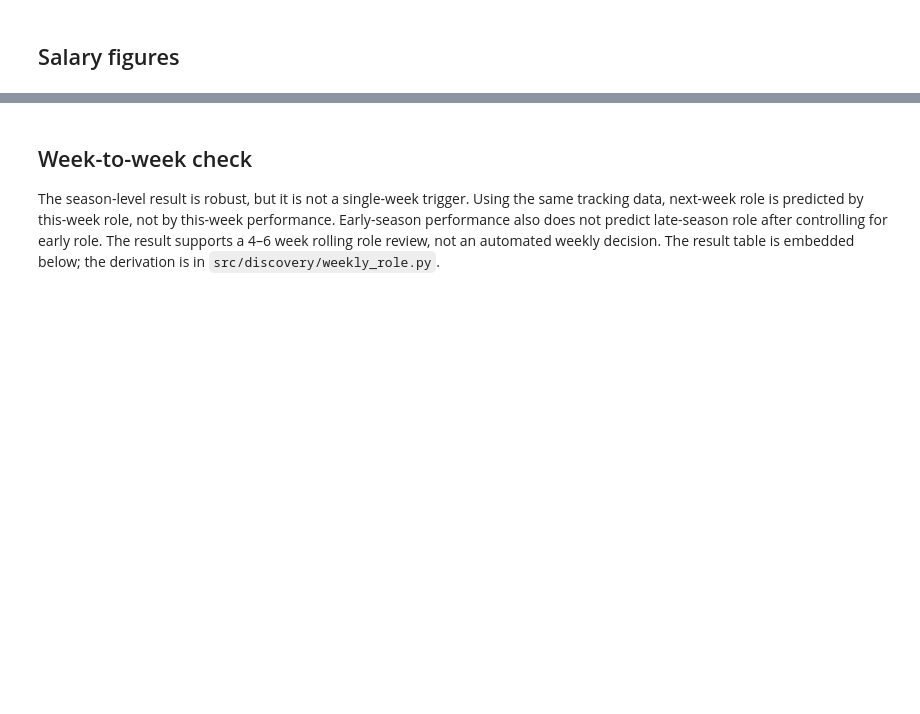
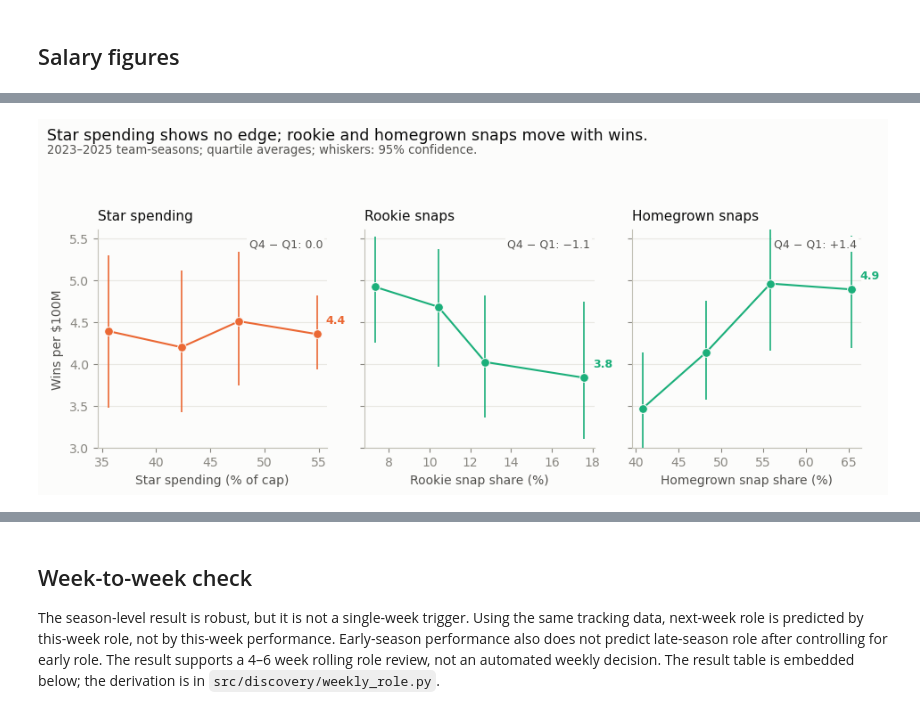
Before and after one commit to PatrickMockridge/nfl-big-data-bowl-2027, a Jupyter notebook: notebooks/02_final_public.ipynb, the cells around one changed output, grey strips where cells are left out. Saved outputs shown, nothing was run; the diff lists cells and outputs as text; code cells hidden in the pictures; blank space fills up the shorter version.

Commit message:
Rebuild writeup charts around the allocation gap
Co-Authored-By: Claude Code <noreply@anthropic.com>

```diff
--- a/notebooks/02_final_public.ipynb
+++ b/notebooks/02_final_public.ipynb
@@ -241,14 +241,14 @@ for g, sub in t1.groupby("position_group"):
     if g == "DB":
         sub = sub.dropna(subset=["role_z","B_draft","next_role"])
         f = fit("next_role ~ role_z + B_draft", sub)
-        pos_rows.append({"position":g,
+        pos_rows.append({"position":g,"n":len(sub),
                          "role":f.params["role_z"],"role_lo":f.conf_int().loc["role_z",0],"role_hi":f.conf_int().loc["role_z",1],
                          "perf":np.nan,"perf_lo":np.nan,"perf_hi":np.nan,
                          "draft":f.params["B_draft"],"draft_lo":f.conf_int().loc["B_draft",0],"draft_hi":f.conf_int().loc["B_draft",1]})
     else:
         sub = sub.dropna(subset=["role_z","perf_z","B_draft","next_role"])
         f = fit("next_role ~ role_z + perf_z + B_draft", sub)
-        pos_rows.append({"position":g,
+        pos_rows.append({"position":g,"n":len(sub),
                          "role":f.params["role_z"],"role_lo":f.conf_int().loc["role_z",0],"role_hi":f.conf_int().loc["role_z",1],
                          "perf":f.params["perf_z"],"perf_lo":f.conf_int().loc["perf_z",0],"perf_hi":f.conf_int().loc["perf_z",1],
                          "draft":f.params["B_draft"],"draft_lo":f.conf_int().loc["B_draft",0],"draft_hi":f.conf_int().loc["B_draft",1]})
@@ -322,11 +322,15 @@ def attempt_stats(d):
     hit=np.where(dist>=1)[0]; first=e<=0.5
     return pd.Series({"max_speed":s.max(),"max_accel_first":a[first].max() if first.any() else np.nan,
                       "time_to_1yd":e[hit[0]] if len(hit) else np.nan,
-                      "path_eff":dist[-1]/path if path>0 else np.nan})
+                      "path_eff":min(dist[-1]/path,1.0) if path>0 else np.nan})
 att = g.apply(attempt_stats, include_groups=False).reset_index()
 att = att.merge(ct[["event_id","nfl_id","attempt","drill_name"]].drop_duplicates(), on=["event_id","nfl_id","attempt"], how="left")
+att["position_group"] = att["nfl_id"].map(
+    players.drop_duplicates("nfl_id").set_index("nfl_id")["nfl_position"]
+).map(group_map).fillna("OTHER")
 for col in ["max_speed","max_accel_first","time_to_1yd","path_eff"]:
-    att[col]=att.groupby("drill_name")[col].transform(lambda x:(x-x.mean())/x.std(ddof=0) if x.std(ddof=0)>0 else x*0)
+    att[col]=att.groupby(["drill_name","position_group"])[col].transform(
+        lambda x:(x-x.mean())/x.std(ddof=1) if x.std(ddof=1)>0 else x*0)
 cm = att.groupby("nfl_id").agg(speed=("max_speed","mean"),accel=("max_accel_first","mean"),
                                time1=("time_to_1yd","mean"),path=("path_eff","mean")).reset_index()
 z = cm[["speed","accel","path"]].apply(lambda x:(x-x.mean())/x.std(ddof=0))
@@ -335,7 +339,8 @@ print("Combine movement players:", len(cm))
 
 perf_sample = ps.merge(cm, on="nfl_id", how="left").dropna(subset=["combine_movement","perf_z"])
 perf_sample = perf_sample[perf_sample["position_group"] != "DB"].copy()
-role_sample = base.merge(cm, on="nfl_id", how="left").dropna(subset=["combine_movement"])
+role_sample = base[(base["perf_n"] >= 50) & base["role_gap"].notna()].merge(
+    cm, on="nfl_id", how="left").dropna(subset=["combine_movement"])
 combine_rows = []
 for data, formula, label in [
     (perf_sample,"perf_z ~ combine_movement + B_draft + C(position_group) + C(season_c)","performance"),
@@ -593,0 +609,81 @@ True    8.31       -5.50           3.75
+# %%
+
+# Figure 2: star spending flat; rookie and homegrown snaps move.
+def _qrows4(frame,xcol,ycol,cluster="team",nq=4):
+    f=frame.copy(); f["_q"]=pd.qcut(f[xcol],nq,labels=False)
+    rows=[]
+    for _,sub in f.groupby("_q"):
+        lo,hi=_cboot(sub,ycol,cluster,800); rows.append((sub[xcol].mean(),sub[ycol].mean(),lo,hi))
+    return np.array(rows)
+fig,axes=plt.subplots(1,3,figsize=(9.6,4.2),sharey=True)
+for ax,(col,title,xlabel,color) in zip(axes,[("star_share","Star spending","Star spending (% of cap)",ORANGE),
+                                             ("rookie_snap_share","Rookie snaps","Rookie snap share (%)",AQUA),
+                                             ("homegrown_snap_share","Homegrown snaps","Homegrown snap share (%)",AQUA)]):
+    rows=_qrows4(panel,col,"wins_per_100m")
+    x=rows[:,0]*100; y=rows[:,1]; lo=rows[:,2]; hi=rows[:,3]
+    ax.plot(x,y,color=color,lw=1.5,zorder=2)
+    ax.errorbar(x,y,yerr=[y-lo,hi-y],fmt="o",color=color,ecolor=color,elinewidth=1.2,
+                capsize=0,markersize=7,markeredgecolor=SURFACE,markeredgewidth=.7,zorder=3)
+    ax.annotate(f"{y[-1]:.1f}",(x[-1],y[-1]),xytext=(7,9),textcoords="offset points",
+                fontsize=9,color=color,fontweight="bold")
+    change=y[-1]-y[0]; ctxt="0.0" if abs(change)<0.05 else f"{change:+.1f}".replace("-","−")
+    ax.text(.98,.96,f"Q4 − Q1: {ctxt}",transform=ax.transAxes,ha="right",va="top",
+            fontsize=9,color=SECONDARY,bbox=dict(facecolor=SURFACE,edgecolor="none",pad=1.5))
+    ax.set_title(title,loc="left",fontsize=11,color=INK,pad=8); ax.set_xlabel(xlabel); ax.grid(axis="y",alpha=.7)
+axes[0].set_ylabel("Wins per $100M"); axes[0].set_ylim(3.0,5.6)
+fig.suptitle(LABELS["fig2_title"],x=.01,y=.995,ha="left",fontsize=12.5,color=INK)
+fig.text(.01,.952,LABELS["fig2_subtitle"],ha="left",va="top",fontsize=9.5,color=SECONDARY)
+fig.tight_layout(rect=[0,0,1,.89])
+fig.savefig(FIG/"salary_efficiency.png",dpi=180,bbox_inches="tight"); plt.show()
+
+# Figure 3: one quarterback panel with an honest band.
+qd=panel.dropna(subset=["wins","qb_share","log_payroll","season_c"]).copy()
+qf=smf.ols("wins ~ qb_share + I(qb_share**2) + log_payroll + C(season_c)",data=qd).fit(
+    cov_type="cluster",cov_kwds={"groups":qd["team"]})
+q2=[k for k in qf.params.index if k.startswith("I(")][0]
+b1,b2=float(qf.params["qb_share"]),float(qf.params[q2])
+partial=qf.resid+b1*qd["qb_share"]+b2*qd["qb_share"]**2
+xbar=float(qd["qb_share"].mean()); xbar2=float((qd["qb_share"]**2).mean()); baseq=float(partial.mean())
+xs=np.linspace(float(qd["qb_share"].min()),float(qd["qb_share"].max()),120)
+curve=baseq+b1*(xs-xbar)+b2*(xs**2-xbar2)
+cov=qf.cov_params().loc[["qb_share",q2],["qb_share",q2]].to_numpy()
+draws=RNG.multivariate_normal(np.array([b1,b2]),cov,size=1500)
+curves=baseq+draws[:,0][:,None]*(xs[None,:]-xbar)+draws[:,1][:,None]*(xs[None,:]**2-xbar2)
+blo,bhi=np.percentile(curves,[2.5,97.5],axis=0)
+infl=-b1/(2*b2)
+fig,ax=plt.subplots(figsize=(7.4,4.5))
+ax.scatter(qd["qb_share"]*100,partial,s=16,c=GRAY,alpha=.55,edgecolors=SURFACE,linewidths=.35,zorder=2)
+ax.fill_between(xs*100,blo,bhi,color=ORANGE,alpha=.15,lw=0,zorder=1)
+ax.plot(xs*100,curve,color=ORANGE,lw=2.0,zorder=3)
+ax.axvline(infl*100,color=ORANGE,lw=1.0,ls="--",zorder=1)
+ytop=float(np.nanmax(partial))+0.8; ax.set_xlim(0,max(xs*100)+1); ax.set_ylim(float(np.nanmin(partial))-0.8,ytop)
+ax.annotate(f"fitted turning point ≈{infl*100:.0f}%",(infl*100,ytop),xytext=(6,-12),
+            textcoords="offset points",fontsize=9,color=ORANGE)
+ax.text(.02,.05,"shaded band: 95% (clustered covariance); vertex not statistically identified",transform=ax.transAxes,
+        ha="left",va="bottom",fontsize=8.5,color=SECONDARY,
+        bbox=dict(facecolor=SURFACE,edgecolor="none",pad=2))
+ax.set_xlabel("QB share of offense+defense cap spending (%)")
+ax.set_ylabel("Wins, adjusted for payroll and season"); ax.grid(axis="y",alpha=.7)
+_title(ax,LABELS["fig3_title"],LABELS["fig3_subtitle"])
+fig.savefig(FIG/"qb_premium.png",dpi=180,bbox_inches="tight"); plt.show()
+
+# Figure 6: overpay by 2025 efficiency quartile.
+rq=rent_quartiles; xx=np.arange(len(rq))
+star=rq["star_rent_m"].to_numpy(float); under=rq["under_rent_m"].to_numpy(float)
+fig,ax=plt.subplots(figsize=(7.4,4.4))
+ax.bar(xx,star,width=.58,color=GRAY,edgecolor=SURFACE,linewidth=1.5,label="Star cap dollars",zorder=2)
+ax.bar(xx,under,width=.58,bottom=star,color=ORANGE,edgecolor=SURFACE,linewidth=1.5,
+       label="Underperformers",zorder=2)
+for xi,total in zip(xx,star+under):
+    ax.annotate(f"${total:.0f}M",(xi,total),xytext=(0,6),textcoords="offset points",
+                ha="center",va="bottom",fontsize=9.5,color=INK)
+ax.set_xticks(xx); ax.set_xticklabels(["Q1\nleast efficient","Q2","Q3","Q4\nmost efficient"])
+ax.set_xlabel("2025 efficiency quartile (wins per $100M)")
+ax.set_ylabel("$M per team above the pay model"); ax.set_ylim(0,82); ax.grid(axis="y",alpha=.7)
+ax.text(3.42,80,"Most vs least efficient\nTotal −$20.5M (−$40.9M to −$2.0M)\nUnderperformers −$6.3M (−$14.5M to −$0.2M)",
+        ha="right",va="top",fontsize=8.5,color=SECONDARY,linespacing=1.35)
+ax.legend(loc="upper left",fontsize=8.5)
+_title(ax,LABELS["fig6_title"],LABELS["fig6_subtitle"])
+fig.savefig(FIG/"overpay_quartiles.png",dpi=180,bbox_inches="tight"); plt.show()
+# %% [output]
+[figure, added]
```
Also changed, not shown: parts of 6 cells of this notebook, 15 other files.
